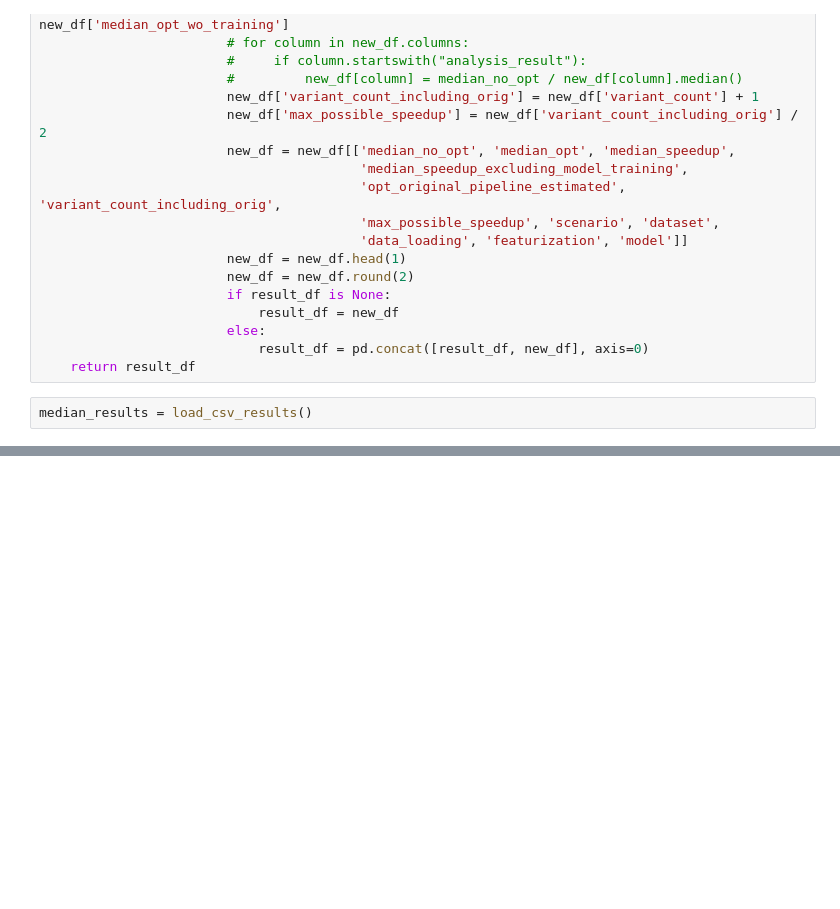
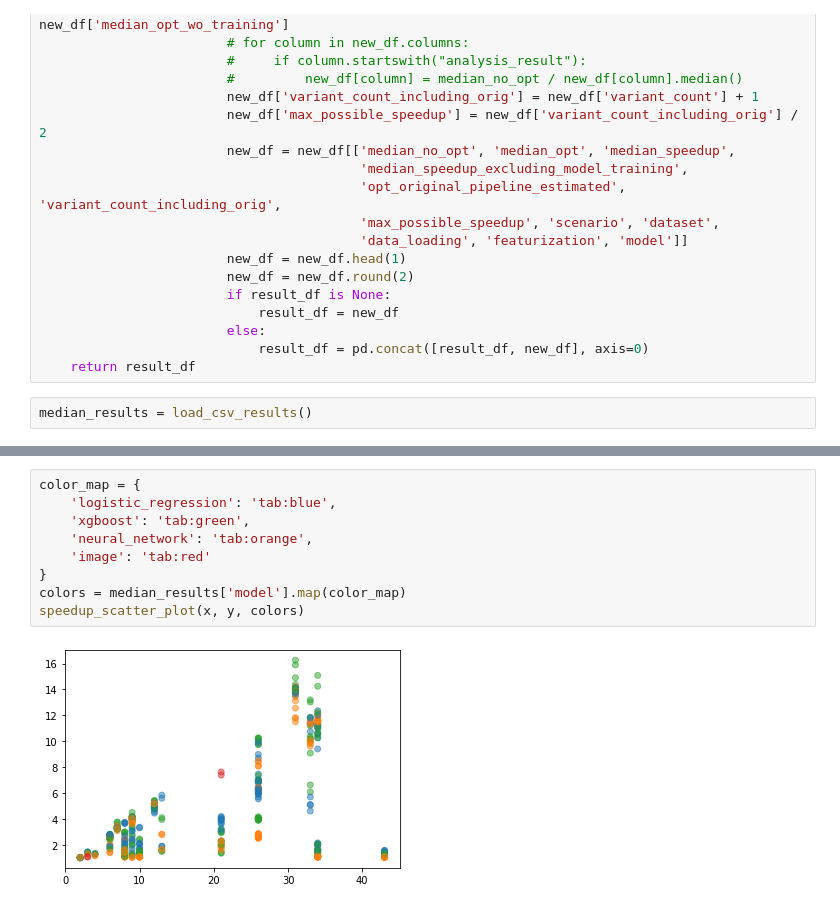
Before and after one commit to stefan-grafberger/mlwhatif, a Jupyter notebook: experiments/end_to_end/plot-benchmark-results--end-to-end.ipynb, the cells around one changed output, grey strips where cells are left out. Cells and saved outputs as stored; diff of their text form; blank space fills up the shorter version.

```diff
--- a/experiments/end_to_end/plot-benchmark-results--end-to-end.ipynb
+++ b/experiments/end_to_end/plot-benchmark-results--end-to-end.ipynb
@@ -119,0 +173,11 @@ median_results.to_csv(f"{os.getcwd()}/end-to-end-benchmark-results/end_to_end_sp
+# %%
+color_map = {
+    'logistic_regression': 'tab:blue',
+    'xgboost': 'tab:green',
+    'neural_network': 'tab:orange',
+    'image': 'tab:red'
+}
+colors = median_results['model'].map(color_map)
+speedup_scatter_plot(x, y, colors)
+# %% [output]
+[figure, added]
```
Also changed, not shown: parts of 7 cells of this notebook, 2 other files.
